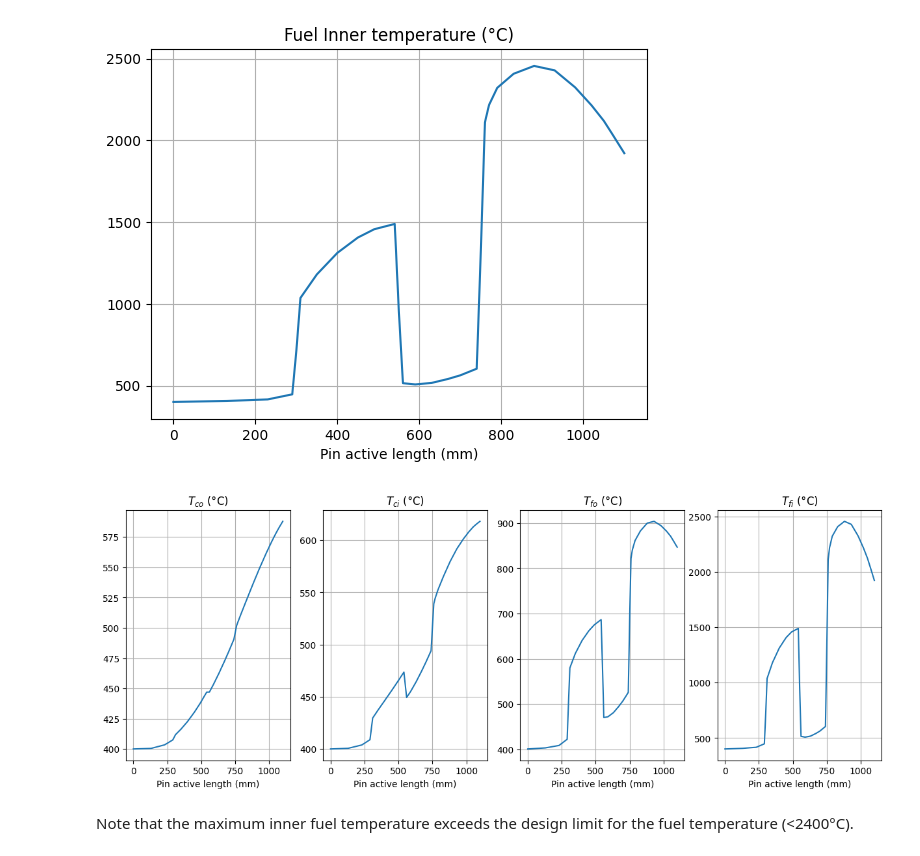
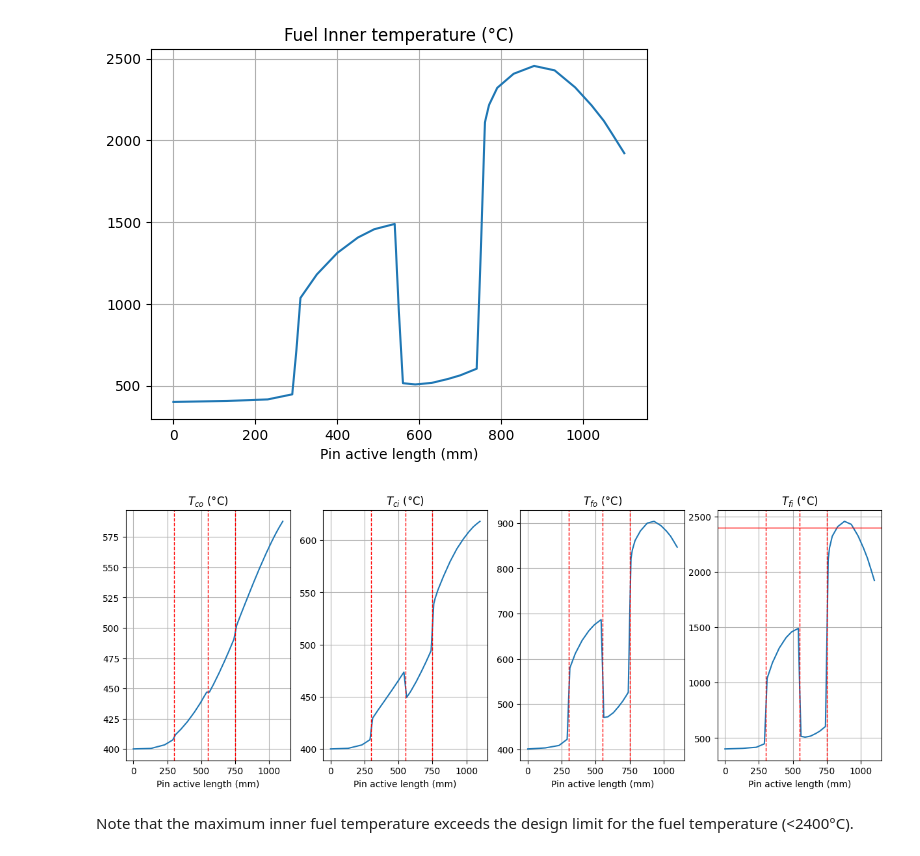
Before and after one commit to Andrea1999Broglia/ASTRID-reactor-fuel-pin-design, a Jupyter notebook: Reactor model.ipynb, the cells around one changed output. Cells and saved outputs as stored; diff of their text form; code cells hidden in the pictures.

```diff
--- a/Reactor model.ipynb
+++ b/Reactor model.ipynb
@@ -276,11 +276,13 @@ Rho_v=np.zeros(len(H)) #coolant density
 v_c_v=np.zeros(len(H)) #coolant speed
 k_c_v=np.zeros(len(H)) #cladding thermal conductivity
 h_v=np.zeros(len(H))   #heat transfer coefficient
+q=np.zeros(len(H))     #linear power
 for i in range(len(H)): #here, only the values of coolant properties in proximity of the nodes are selected
     Rho_v[i]=Rho(T[i])
     v_c_v[i]=v_c(T[i])
     k_c_v[i]=K_c(T[i])
     h_v[i]=h(T[i])
+    q[i]=Pf[i]*Ppeak
 # %% [markdown]
 There is a constraint on the speed of the coolant (<10 m/s) due to the fact that high-speed molten lead may corrode the cladding iron but if throttling rises, so does the speed while the cladding maximum temperatures lowers and vicde versa.
 
@@ -335,7 +335,7 @@ T_{c,o,i}=T_{i}+\frac{q'_{max}P_{f,i}}{h(T_{i})2R_{c,o}π} \tag{2}
 Tco=np.zeros(len(H))
 
 for i in range(len(H)):
-  Tco[i]=T[i]+(Ppeak*Pf[i]*1000/(h_v[i]*2*math.pi*(Rco/1000))) #temperature calculated for each node
+  Tco[i]=T[i]+(q[i]*1000/(h_v[i]*2*math.pi*(Rco/1000))) #temperature calculated for each node
 
 plt.plot(H,Tco)                               #temperature plotted vs pin active length
 plt.grid()
@@ -370,7 +370,6 @@ The inner cladding temperature was calculated as:
 \end{equation}
 # %%
 # Inner cladding temperature (equazione risolta con fsolve)
-q=np.zeros(len(Pf))
 Tci=np.zeros(len(Pf))
 
 TciMAX=np.zeros(count)
@@ -380,11 +379,6 @@ halplane_max=np.zeros(count)
 def k_cladding(T):
 
    return (13.95 + 0.01163*T)
-
-#linear power @nodes W/mm
-for i in range(len(Pf)):
-    q[i]=Pf[i]*Ppeak
-
 
 def Tcisolver(Tx, Tco_input, q_input, t_input): #this function implements eq. 3 where Tx is Tcii
 
@@ -569,27 +563,40 @@ plt.xlabel("Pin active length (mm)")
 Text(0.5, 0, 'Pin active length (mm)')
 [figure]
 # %%
-#plots
+#plots of inner and outer temperatures for both cladding and fuel
 fig, axs = plt.subplots(1, 4, figsize=(15,5))
 
 axs[0].plot(H, Tco)
 axs[0].set_title('$T_{co}$ (°C)')
 axs[0].set_xlabel("Pin active length (mm)")
+axs[0].axvline(x=300, color="r", linestyle="--", linewidth=1)
+axs[0].axvline(x=550, color="r", linestyle="--", linewidth=1)
+axs[0].axvline(x=750, color="r", linestyle="--", linewidth=1)
 axs[0].grid()
 axs[1].plot(H, Tci)
 axs[1].set_title('$T_{ci}$ (°C)')
 axs[1].set_xlabel("Pin active length (mm)")
+axs[1].axvline(x=300, color="r", linestyle="--", linewidth=1)
+axs[1].axvline(x=550, color="r", linestyle="--", linewidth=1)
+axs[1].axvline(x=750, color="r", linestyle="--", linewidth=1)
 axs[1].grid()
 axs[2].plot(H, Tfo)
 axs[2].set_title('$T_{fo}$ (°C)')
 axs[2].set_xlabel("Pin active length (mm)")
+axs[2].axvline(x=300, color="r", linestyle="--", linewidth=1)
+axs[2].axvline(x=550, color="r", linestyle="--", linewidth=1)
+axs[2].axvline(x=750, color="r", linestyle="--", linewidth=1)
 axs[2].grid()
 axs[3].plot(H, Tfi)
 axs[3].set_title('$T_{fi}$ (°C)')
 axs[3].set_xlabel("Pin active length (mm)")
+axs[3].axvline(x=300, color="r", linestyle="--", linewidth=1)
+axs[3].axvline(x=550, color="r", linestyle="--", linewidth=1)
+axs[3].axvline(x=750, color="r", linestyle="--", linewidth=1)
+axs[3].axhline(y=2400, color= "r", linestyle="-", linewidth=1)
 axs[3].grid()
 # %% [output]
-[figure, old version]
+[figure, new version]
 # %% [markdown]
 Note that the maximum inner fuel temperature exceeds the design limit for the fuel temperature (<2400°C).
 # %% [markdown]
```
Also changed, not shown: parts of 19 cells of this notebook.
